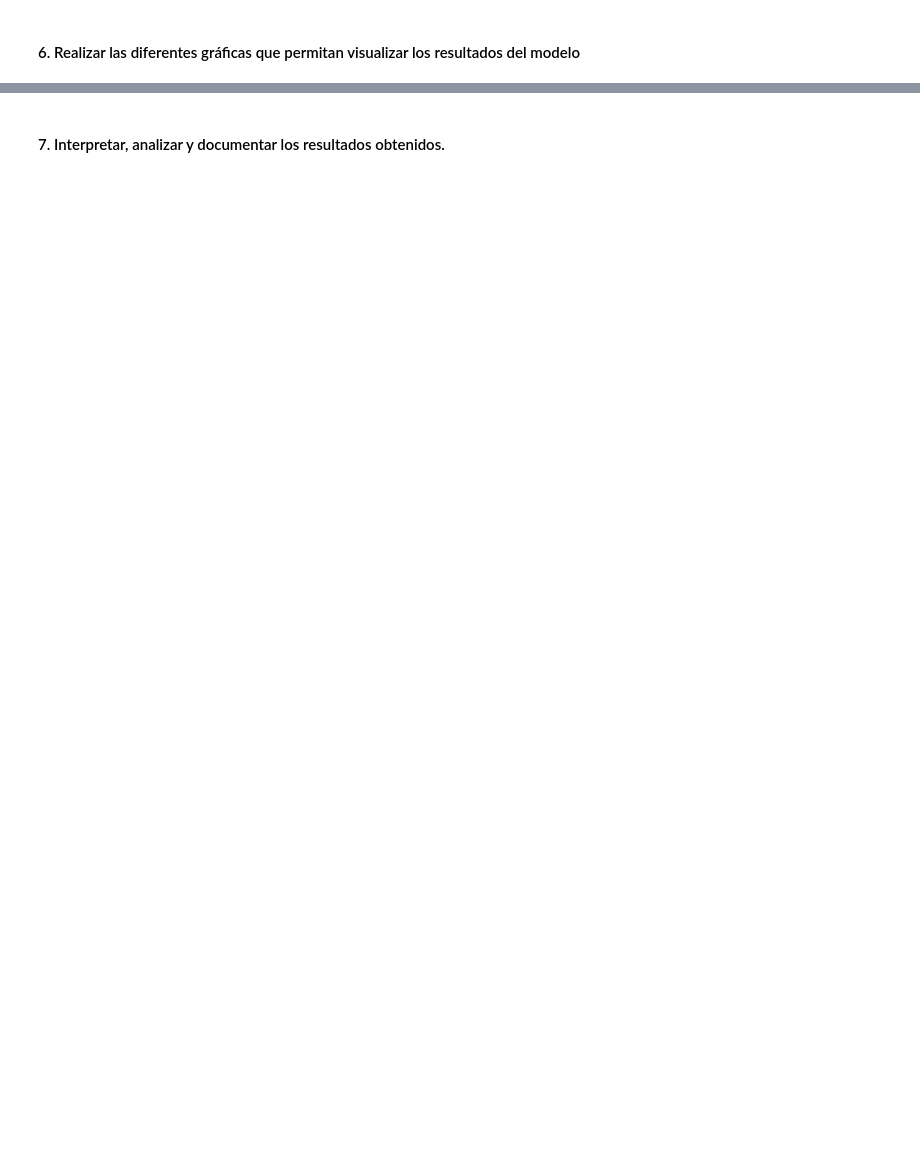
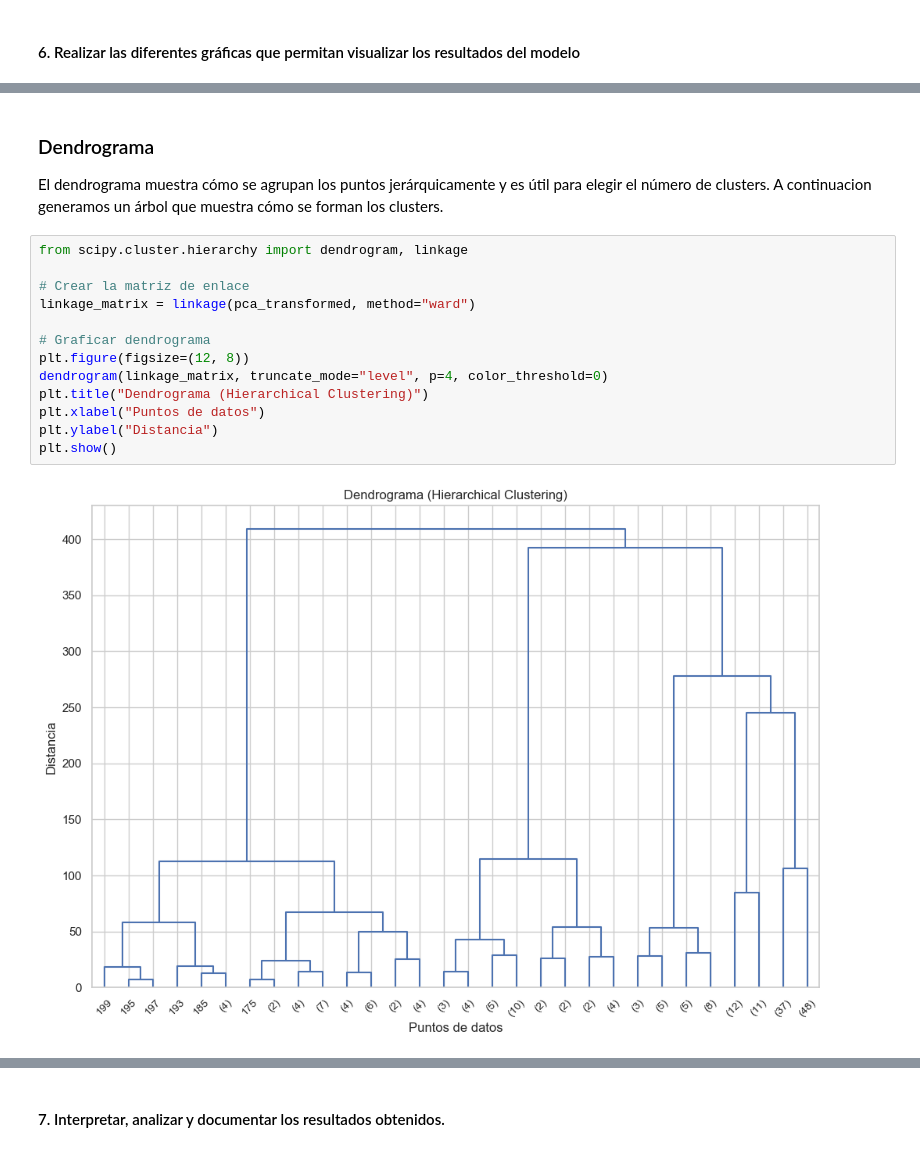
Before and after one commit to Deninsonalexander/Hierarchical-Clustering, a Jupyter notebook: CodigoFuente.ipynb, the cells around one changed output, grey strips where cells are left out. Cells and saved outputs as stored; diff of their text form; blank space fills up the shorter version.

```diff
--- a/CodigoFuente.ipynb
+++ b/CodigoFuente.ipynb
@@ -161,0 +236,20 @@ Obetenmos buenos resultados, 44% y 45% mas o menos y al sumar estos dos componen
+# %% [markdown]
+<h3>Dendrograma</h3>
+
+El dendrograma muestra cómo se agrupan los puntos jerárquicamente y es útil para elegir el número de clusters.
+A continuacion generamos un árbol que muestra cómo se forman los clusters.
+# %%
+from scipy.cluster.hierarchy import dendrogram, linkage
+
+# Crear la matriz de enlace
+linkage_matrix = linkage(pca_transformed, method="ward")
+
+# Graficar dendrograma
+plt.figure(figsize=(12, 8))
+dendrogram(linkage_matrix, truncate_mode="level", p=4, color_threshold=0)
+plt.title("Dendrograma (Hierarchical Clustering)")
+plt.xlabel("Puntos de datos")
+plt.ylabel("Distancia")
+plt.show()
+# %% [output]
+[figure, added]
```
Also changed, not shown: parts of 12 cells of this notebook.
